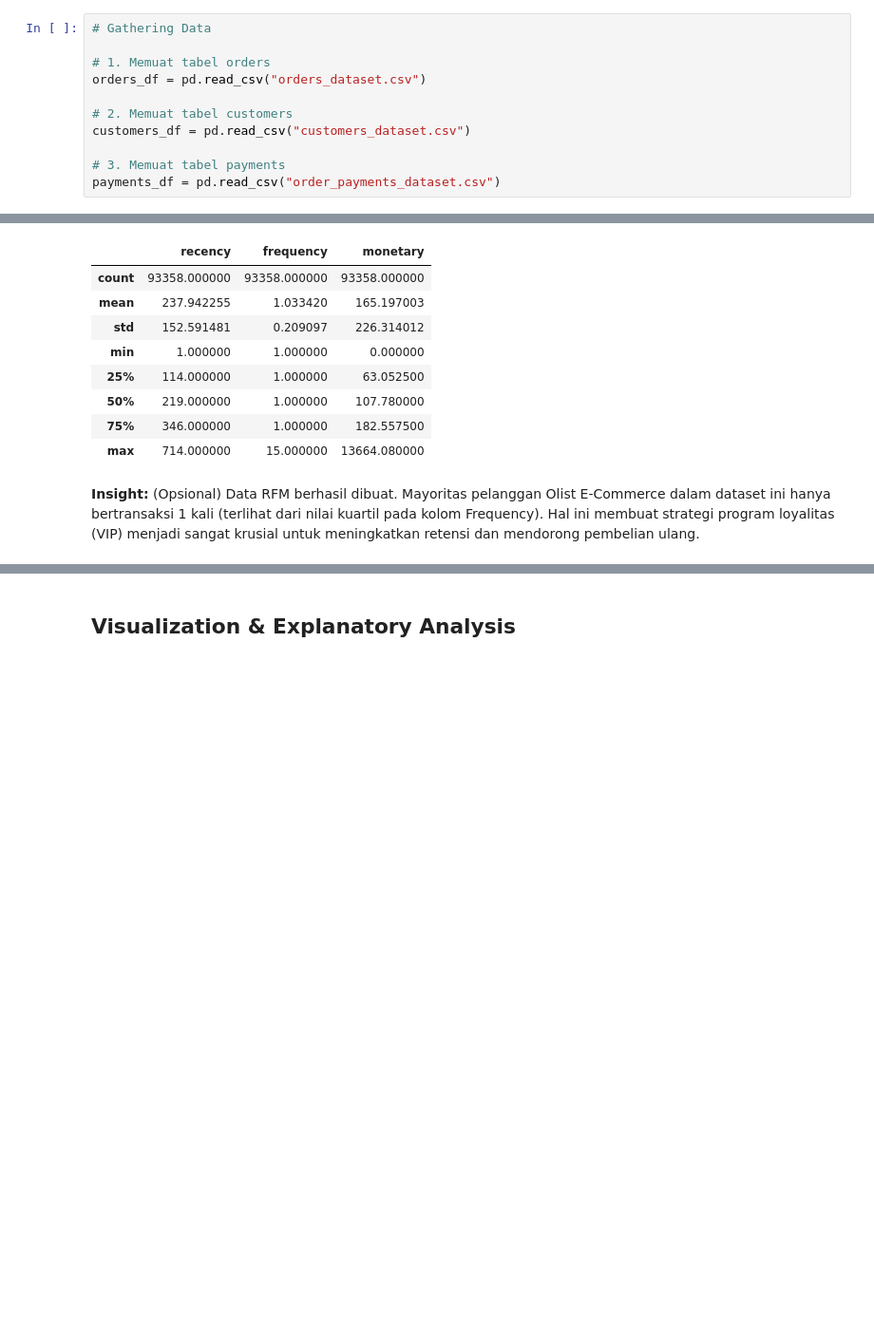
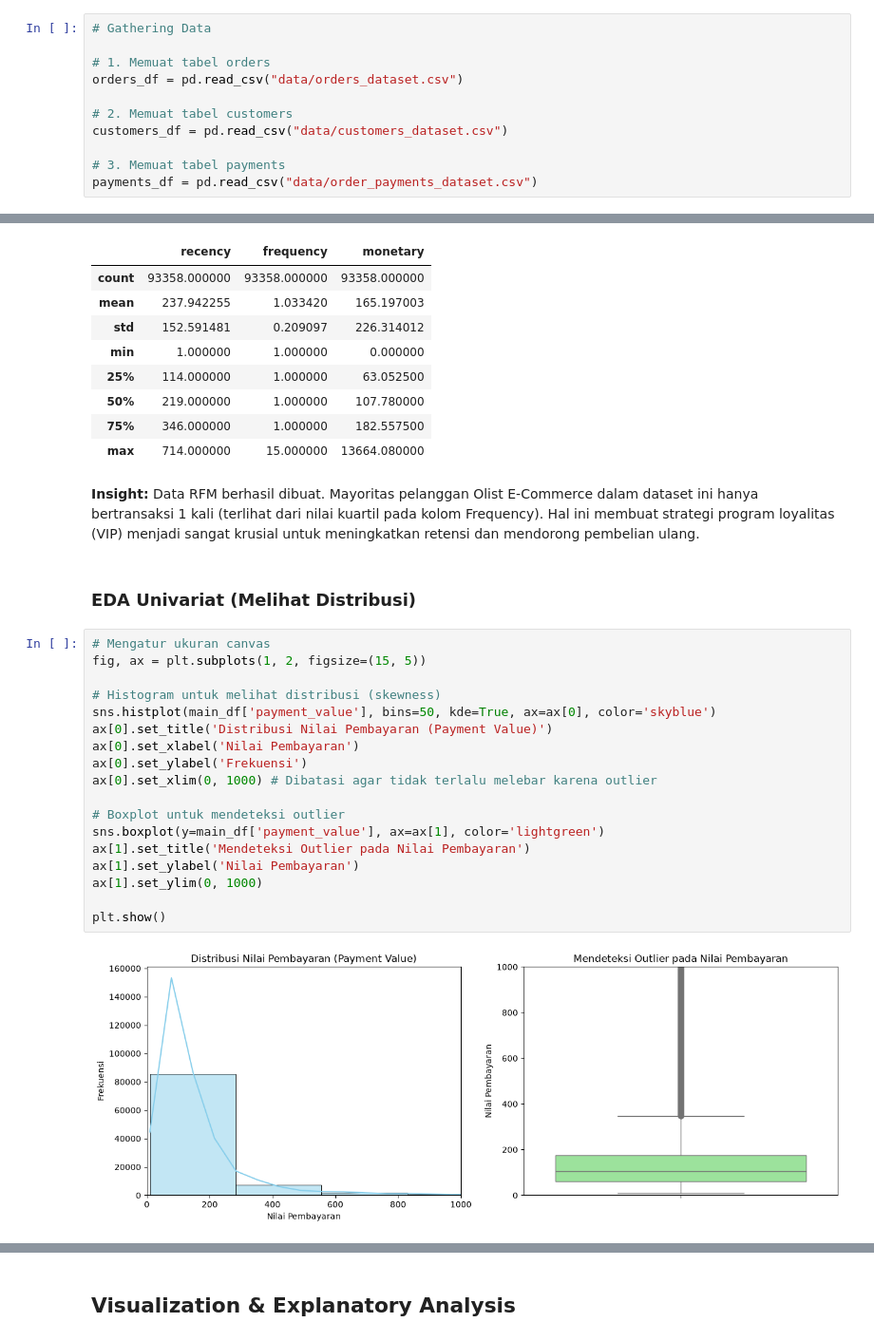
Before and after one commit to AdhyDa/Learn-Data-Science, a Jupyter notebook: Dicoding Submission/Proyek Analisis Data/notebook.ipynb, the cells around one changed output, grey strips where cells are left out. Shown at 95% size. Saved outputs shown, nothing was run; the diff lists cells and outputs as text; blank space fills up the shorter version.

```diff
--- a/Dicoding Submission/Proyek Analisis Data/notebook.ipynb
+++ b/Dicoding Submission/Proyek Analisis Data/notebook.ipynb
@@ -60,13 +71,13 @@ import seaborn as sns
 # Gathering Data
 
 # 1. Memuat tabel orders
-orders_df = pd.read_csv("orders_dataset.csv")
+orders_df = pd.read_csv("data/orders_dataset.csv")
 
 # 2. Memuat tabel customers
-customers_df = pd.read_csv("customers_dataset.csv")
+customers_df = pd.read_csv("data/customers_dataset.csv")
 
 # 3. Memuat tabel payments
-payments_df = pd.read_csv("order_payments_dataset.csv")
+payments_df = pd.read_csv("data/order_payments_dataset.csv")
 # %% [markdown]
 **Insight:**
 - Ketiga dataset utama (`orders_dataset`, `customers_dataset`, dan `order_payments_dataset`) berhasil dimuat ke dalam dataframe.
@@ -294,5 +305,27 @@ Statistik Deskriptif RFM:
 | 75% | 346.000000 | 1.000000 | 182.557500 |
 | max | 714.000000 | 15.000000 | 13664.080000 |
 # %% [markdown]
-**Insight:** (Opsional)
+**Insight:**
 Data RFM berhasil dibuat. Mayoritas pelanggan Olist E-Commerce dalam dataset ini hanya bertransaksi 1 kali (terlihat dari nilai kuartil pada kolom Frequency). Hal ini membuat strategi program loyalitas (VIP) menjadi sangat krusial untuk meningkatkan retensi dan mendorong pembelian ulang.
+# %% [markdown]
+### EDA Univariat (Melihat Distribusi)
+# %%
+# Mengatur ukuran canvas
+fig, ax = plt.subplots(1, 2, figsize=(15, 5))
+
+# Histogram untuk melihat distribusi (skewness)
+sns.histplot(main_df['payment_value'], bins=50, kde=True, ax=ax[0], color='skyblue')
+ax[0].set_title('Distribusi Nilai Pembayaran (Payment Value)')
+ax[0].set_xlabel('Nilai Pembayaran')
+ax[0].set_ylabel('Frekuensi')
+ax[0].set_xlim(0, 1000) # Dibatasi agar tidak terlalu melebar karena outlier
+
+# Boxplot untuk mendeteksi outlier
+sns.boxplot(y=main_df['payment_value'], ax=ax[1], color='lightgreen')
+ax[1].set_title('Mendeteksi Outlier pada Nilai Pembayaran')
+ax[1].set_ylabel('Nilai Pembayaran')
+ax[1].set_ylim(0, 1000)
+
+plt.show()
+# %% [output]
+[figure, added]
```
Also changed, not shown: parts of 17 cells of this notebook, 3 other files.
